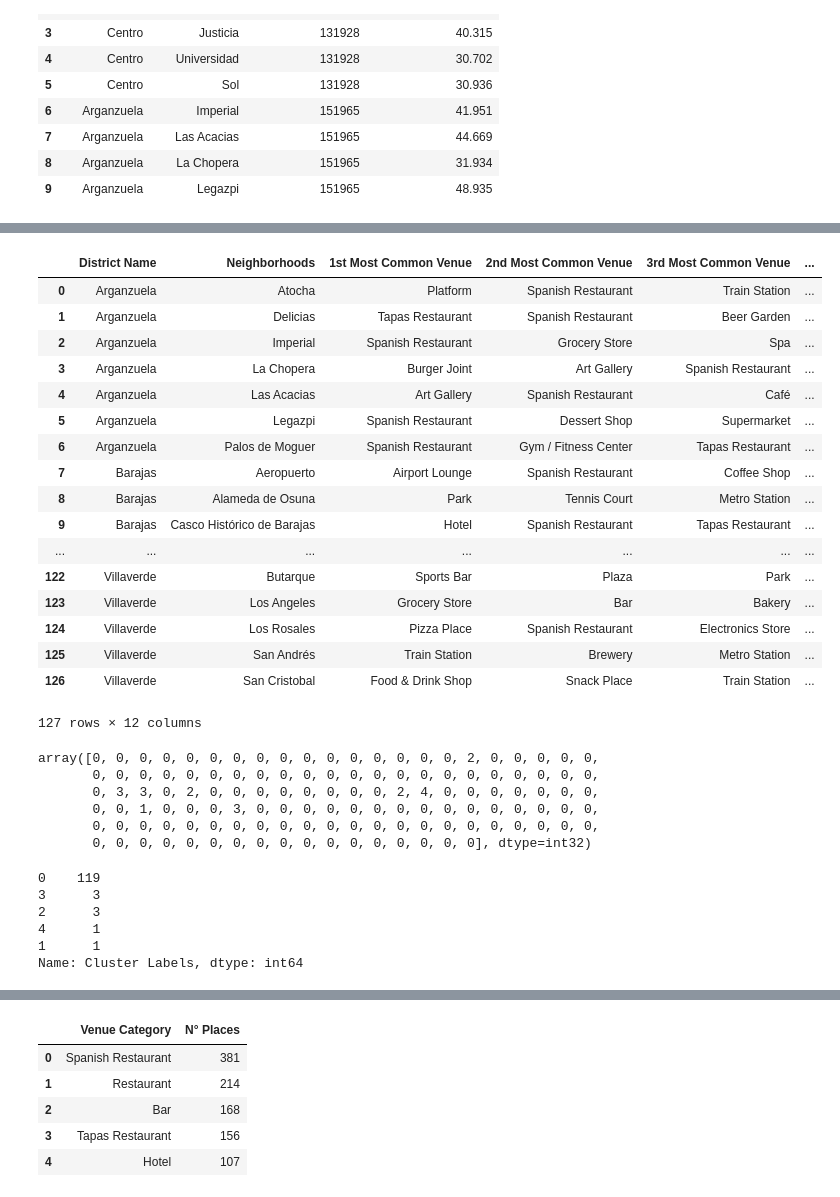
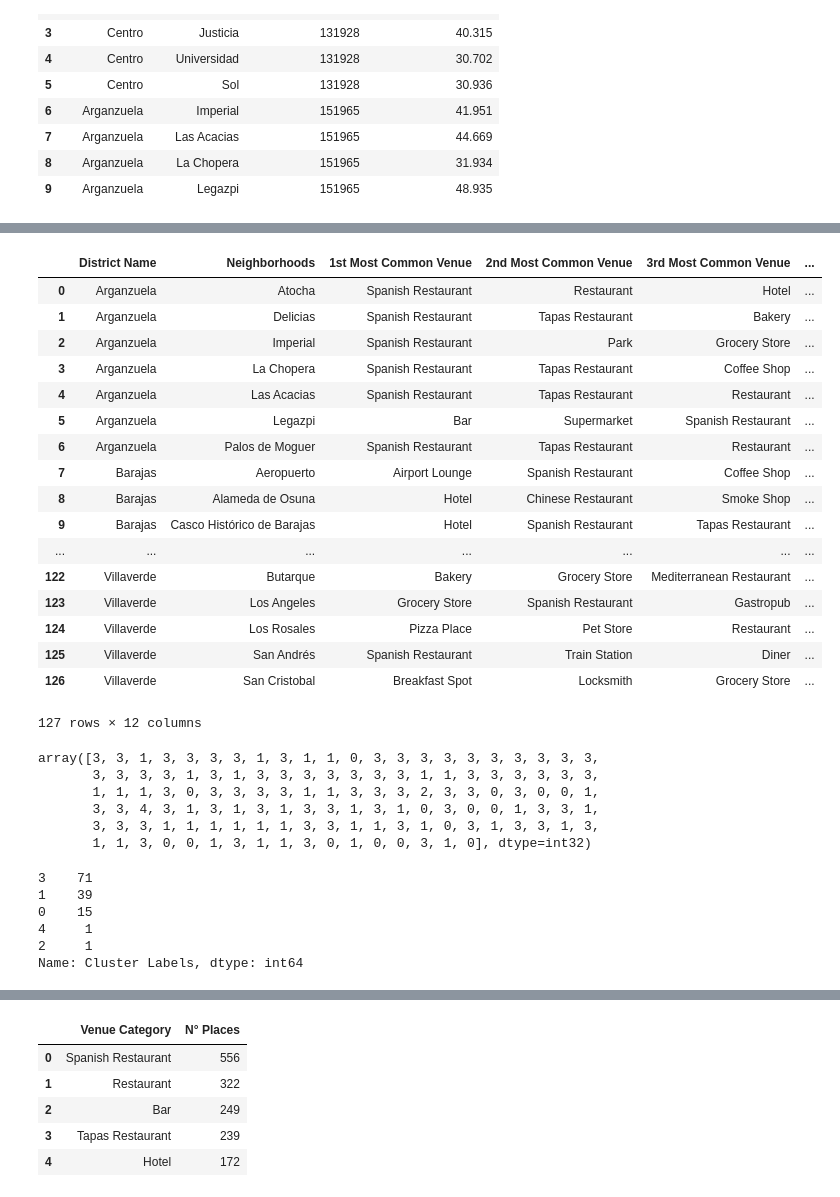
Before and after one commit to cazuaje27/BattleofNeighborhoods, a Jupyter notebook: The Battle of Neighborhoods.ipynb, the cells around one changed output, grey strips where cells are left out. Saved outputs shown, nothing was run; the diff lists cells and outputs as text; code cells hidden in the pictures.

```diff
--- a/The Battle of Neighborhoods.ipynb
+++ b/The Battle of Neighborhoods.ipynb
@@ -440,7 +441,7 @@ def getNearbyVenues(district, neigh, latitudes, longitudes, radius=750):
 
     return(nearby_venues)
 # %%
-madrid_venues = getNearbyVenues(madrid['District Name'], madrid['Neighborhood'], madrid['Neighborhood Latitude'], madrid['Neighborhood Longitude'], radius=500)
+madrid_venues = getNearbyVenues(madrid['District Name'], madrid['Neighborhood'], madrid['Neighborhood Latitude'], madrid['Neighborhood Longitude'], radius=700)
 madrid_venues.groupby(['District Name','Neighborhood']).count()
 # %% [output]
 |  |  | Latitude | Longitude | Venue | Venue Latitude | Venue Longitude | Venue Category |
@@ -534,22 +535,22 @@ for ind in np.arange(madrid_grouped.shape[0]):
 neighborhoods_venues_sorted
 # %% [output]
 |  | District Name | Neighborhoods | 1st Most Common Venue | 2nd Most Common Venue | 3rd Most Common Venue | ... |
-| 0 | Arganzuela | Atocha | Platform | Spanish Restaurant | Train Station | ... |
-| 1 | Arganzuela | Delicias | Tapas Restaurant | Spanish Restaurant | Beer Garden | ... |
-| 2 | Arganzuela | Imperial | Spanish Restaurant | Grocery Store | Spa | ... |
-| 3 | Arganzuela | La Chopera | Burger Joint | Art Gallery | Spanish Restaurant | ... |
-| 4 | Arganzuela | Las Acacias | Art Gallery | Spanish Restaurant | Café | ... |
-| 5 | Arganzuela | Legazpi | Spanish Restaurant | Dessert Shop | Supermarket | ... |
-| 6 | Arganzuela | Palos de Moguer | Spanish Restaurant | Gym / Fitness Center | Tapas Restaurant | ... |
+| 0 | Arganzuela | Atocha | Spanish Restaurant | Restaurant | Hotel | ... |
+| 1 | Arganzuela | Delicias | Spanish Restaurant | Tapas Restaurant | Bakery | ... |
+| 2 | Arganzuela | Imperial | Spanish Restaurant | Park | Grocery Store | ... |
+| 3 | Arganzuela | La Chopera | Spanish Restaurant | Tapas Restaurant | Coffee Shop | ... |
+| 4 | Arganzuela | Las Acacias | Spanish Restaurant | Tapas Restaurant | Restaurant | ... |
+| 5 | Arganzuela | Legazpi | Bar | Supermarket | Spanish Restaurant | ... |
+| 6 | Arganzuela | Palos de Moguer | Spanish Restaurant | Tapas Restaurant | Restaurant | ... |
 | 7 | Barajas | Aeropuerto | Airport Lounge | Spanish Restaurant | Coffee Shop | ... |
-| 8 | Barajas | Alameda de Osuna | Park | Tennis Court | Metro Station | ... |
+| 8 | Barajas | Alameda de Osuna | Hotel | Chinese Restaurant | Smoke Shop | ... |
 | 9 | Barajas | Casco Histórico de Barajas | Hotel | Spanish Restaurant | Tapas Restaurant | ... |
 | ... | ... | ... | ... | ... | ... | ... |
-| 122 | Villaverde | Butarque | Sports Bar | Plaza | Park | ... |
-| 123 | Villaverde | Los Angeles | Grocery Store | Bar | Bakery | ... |
-| 124 | Villaverde | Los Rosales | Pizza Place | Spanish Restaurant | Electronics Store | ... |
-| 125 | Villaverde | San Andrés | Train Station | Brewery | Metro Station | ... |
-| 126 | Villaverde | San Cristobal | Food & Drink Shop | Snack Place | Train Station | ... |
+| 122 | Villaverde | Butarque | Bakery | Grocery Store | Mediterranean Restaurant | ... |
+| 123 | Villaverde | Los Angeles | Grocery Store | Spanish Restaurant | Gastropub | ... |
+| 124 | Villaverde | Los Rosales | Pizza Place | Pet Store | Restaurant | ... |
+| 125 | Villaverde | San Andrés | Spanish Restaurant | Train Station | Diner | ... |
+| 126 | Villaverde | San Cristobal | Breakfast Spot | Locksmith | Grocery Store | ... |
 127 rows × 12 columns
 # %%
 #Lets Create Cluster Using information
@@ -565,12 +566,12 @@ kmeans = KMeans(n_clusters=kclusters, random_state=0).fit(madrid_grouped_cluster
 
 kmeans.labels_
 # %% [output]
-array([0, 0, 0, 0, 0, 0, 0, 0, 0, 0, 0, 0, 0, 0, 0, 0, 2, 0, 0, 0, 0, 0,
-       0, 0, 0, 0, 0, 0, 0, 0, 0, 0, 0, 0, 0, 0, 0, 0, 0, 0, 0, 0, 0, 0,
-       0, 3, 3, 0, 2, 0, 0, 0, 0, 0, 0, 0, 0, 2, 4, 0, 0, 0, 0, 0, 0, 0,
-       0, 0, 1, 0, 0, 0, 3, 0, 0, 0, 0, 0, 0, 0, 0, 0, 0, 0, 0, 0, 0, 0,
-       0, 0, 0, 0, 0, 0, 0, 0, 0, 0, 0, 0, 0, 0, 0, 0, 0, 0, 0, 0, 0, 0,
-       0, 0, 0, 0, 0, 0, 0, 0, 0, 0, 0, 0, 0, 0, 0, 0, 0], dtype=int32)
+array([3, 3, 1, 3, 3, 3, 3, 1, 3, 1, 1, 0, 3, 3, 3, 3, 3, 3, 3, 3, 3, 3,
+       3, 3, 3, 3, 1, 3, 1, 3, 3, 3, 3, 3, 3, 3, 1, 1, 3, 3, 3, 3, 3, 3,
+       1, 1, 1, 3, 0, 3, 3, 3, 3, 1, 1, 3, 3, 3, 2, 3, 3, 0, 3, 0, 0, 1,
+       3, 3, 4, 3, 1, 3, 1, 3, 1, 3, 3, 1, 3, 1, 0, 3, 0, 0, 1, 3, 3, 1,
+       3, 3, 3, 1, 1, 1, 1, 1, 1, 3, 3, 1, 1, 3, 1, 0, 3, 1, 3, 3, 1, 3,
+       1, 1, 3, 0, 0, 1, 3, 1, 1, 3, 0, 1, 0, 0, 3, 1, 0], dtype=int32)
 # %%
 
 #Lets include the Clusters with all the information
@@ -588,11 +589,11 @@ madrid_merged = madrid_merged.join(neighborhoods_venues_sorted.set_index(['Distr
 
 madrid_merged['Cluster Labels'].value_counts()
 # %% [output]
-0    119
-3      3
-2      3
-4      1
-1      1
+3    71
+1    39
+0    15
+4     1
+2     1
 Name: Cluster Labels, dtype: int64
 # %%
 # Matplotlib and associated plotting modules
@@ -627,17 +628,17 @@ madridmap
 [interactive output not drawn]
 # %%
 df1 = madrid_venues.groupby(['Venue Category']).count().reset_index()
-df2 = df1.groupby(['Venue Category'])
+
 #Using madrid_venues We get Madrid Top 5 Venues Categories
 Top5Md = df1.sort_values(['District Name'],ascending=False).head(5)
 Top5Md.rename(columns={'District Name':'N° Places'},inplace=True)
 Top5Md.reset_index(inplace=True)
 Top5Md.drop(axis=1,columns=['index','Neighborhood','Latitude','Longitude','Venue','Venue Latitude', 'Venue Longitude'], inplace=True)
 Top5Md
 # %% [output]
 |  | Venue Category | N° Places |
-| 0 | Spanish Restaurant | 381 |
-| 1 | Restaurant | 214 |
-| 2 | Bar | 168 |
-| 3 | Tapas Restaurant | 156 |
-| 4 | Hotel | 107 |
+| 0 | Spanish Restaurant | 556 |
+| 1 | Restaurant | 322 |
+| 2 | Bar | 249 |
+| 3 | Tapas Restaurant | 239 |
+| 4 | Hotel | 172 |
```
Also changed, not shown: parts of 12 cells of this notebook.
